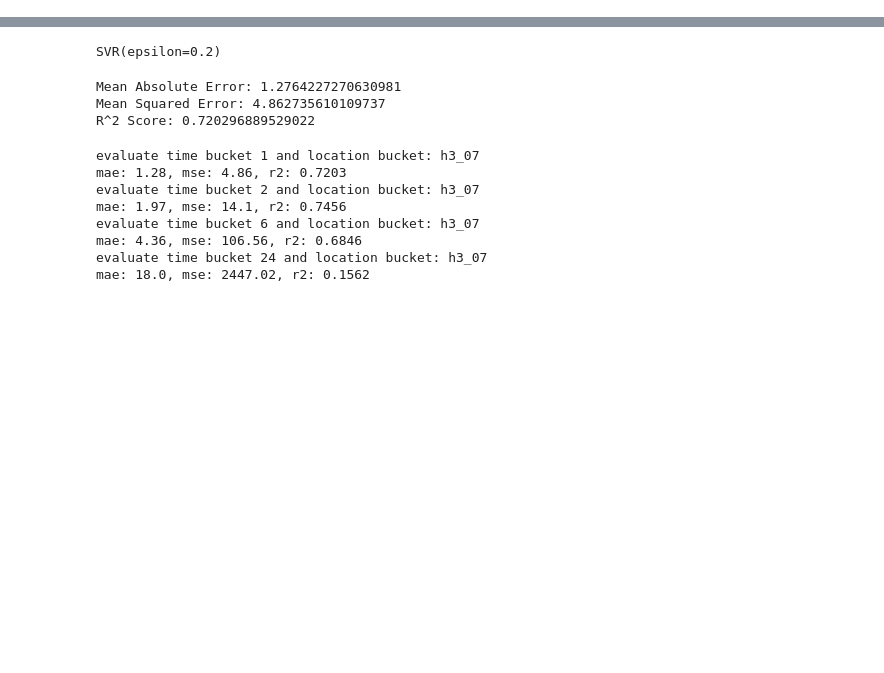
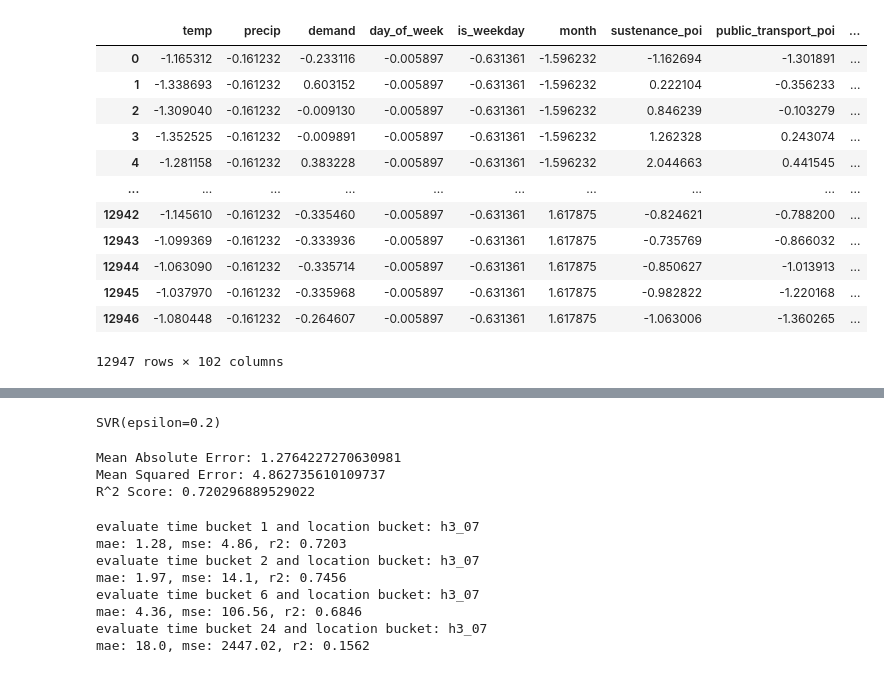
Before and after one commit to Jerematix/aaa, a Jupyter notebook: notebooks/4_predictive_analysis/01_SVM.ipynb, the cells around one changed output, grey strips where cells are left out. Drawn from its saved outputs; the diff is of its cells as text; code cells hidden in the pictures; blank space fills up the shorter version.

```diff
--- a/notebooks/4_predictive_analysis/01_SVM.ipynb
+++ b/notebooks/4_predictive_analysis/01_SVM.ipynb
@@ -60,0 +35,24 @@ demand_feat_df.head()
+# %%
+# scale data and get one hot encoding for location bucket feature
+col_list = data.columns.to_list()
+col_list.remove(location_bucket)
+
+scaler = StandardScaler()
+data[col_list] = scaler.fit_transform(data[col_list])
+
+data = pd.get_dummies(data, columns=[location_bucket], dtype=int)
+data
+# %% [output]
+|  | temp | precip | demand | day_of_week | is_weekday | month | sustenance_poi | public_transport_poi | ... |
+| 0 | -1.165312 | -0.161232 | -0.233116 | -0.005897 | -0.631361 | -1.596232 | -1.162694 | -1.301891 | ... |
+| 1 | -1.338693 | -0.161232 | 0.603152 | -0.005897 | -0.631361 | -1.596232 | 0.222104 | -0.356233 | ... |
+| 2 | -1.309040 | -0.161232 | -0.009130 | -0.005897 | -0.631361 | -1.596232 | 0.846239 | -0.103279 | ... |
+| 3 | -1.352525 | -0.161232 | -0.009891 | -0.005897 | -0.631361 | -1.596232 | 1.262328 | 0.243074 | ... |
+| 4 | -1.281158 | -0.161232 | 0.383228 | -0.005897 | -0.631361 | -1.596232 | 2.044663 | 0.441545 | ... |
+| ... | ... | ... | ... | ... | ... | ... | ... | ... | ... |
+| 12942 | -1.145610 | -0.161232 | -0.335460 | -0.005897 | -0.631361 | 1.617875 | -0.824621 | -0.788200 | ... |
+| 12943 | -1.099369 | -0.161232 | -0.333936 | -0.005897 | -0.631361 | 1.617875 | -0.735769 | -0.866032 | ... |
+| 12944 | -1.063090 | -0.161232 | -0.335714 | -0.005897 | -0.631361 | 1.617875 | -0.850627 | -1.013913 | ... |
+| 12945 | -1.037970 | -0.161232 | -0.335968 | -0.005897 | -0.631361 | 1.617875 | -0.982822 | -1.220168 | ... |
+| 12946 | -1.080448 | -0.161232 | -0.264607 | -0.005897 | -0.631361 | 1.617875 | -1.063006 | -1.360265 | ... |
+12947 rows × 102 columns
```
Also changed, not shown: parts of 22 cells of this notebook.
